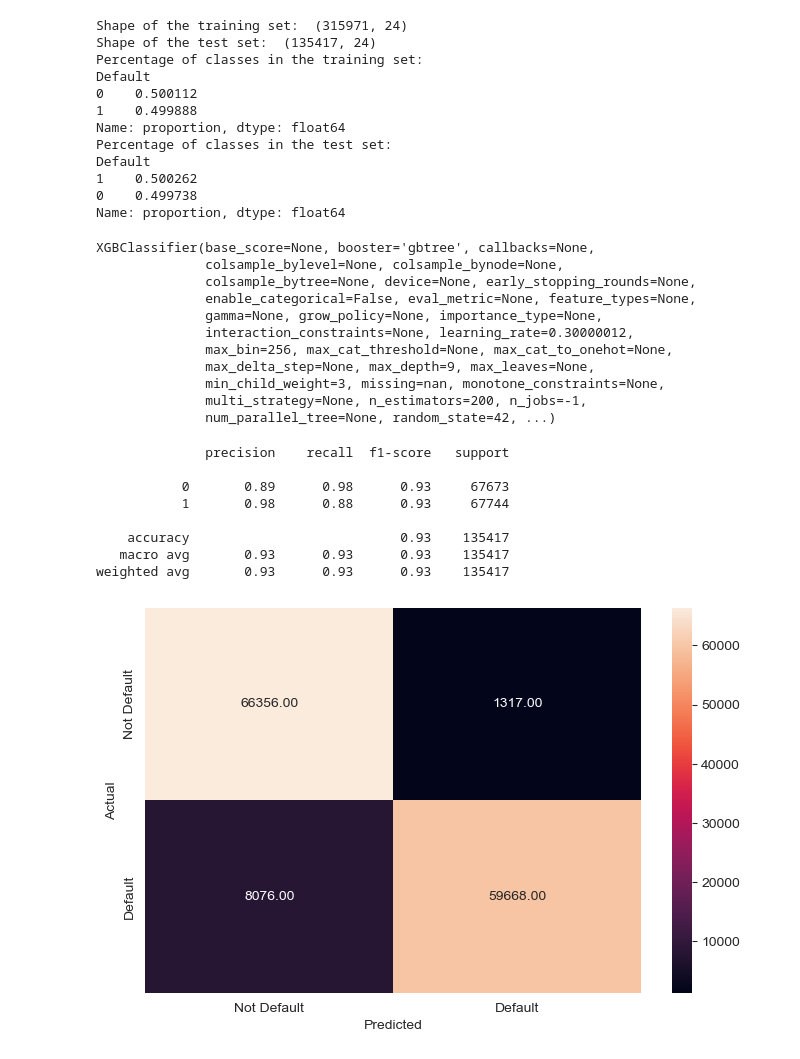
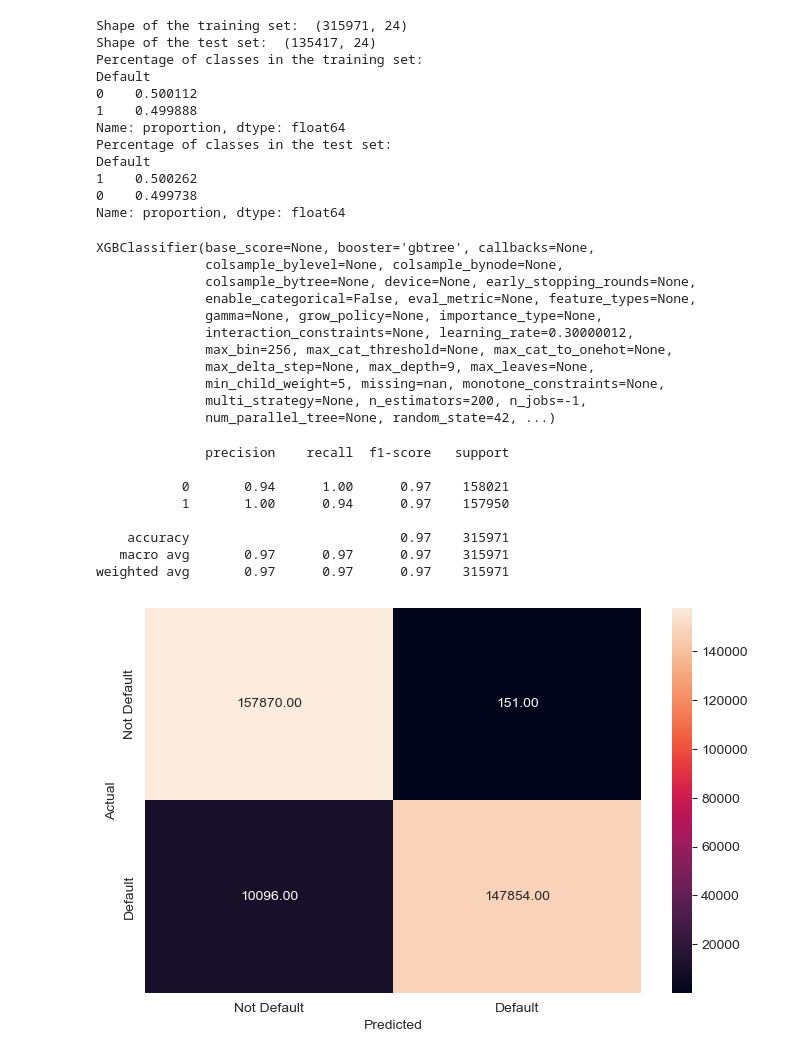
Before and after one commit to tripfernandes/Capstone-II---Loan-Default-Prediction, a Jupyter notebook: loan_prediction.ipynb, the cells around one changed output. Drawn from its saved outputs; the diff is of its cells as text; code cells hidden in the pictures.

```diff
--- a/loan_prediction.ipynb
+++ b/loan_prediction.ipynb
@@ -21,7 +21,8 @@ print(data.info())
 print(data.head())
 print(data.isnull().sum())
 
-data = pd.get_dummies(data, columns = ['HasCoSigner', 'Education', 'EmploymentType', 'MaritalStatus', 'HasMortgage', 'HasDependents', 'LoanPurpose'], drop_first=True)
+#data = pd.get_dummies(data, columns = ['HasCoSigner', 'Education', 'EmploymentType', 'MaritalStatus', 'HasMortgage', 'HasDependents', 'LoanPurpose'], drop_first=True)
+data = pd.get_dummies(data, columns=data.select_dtypes(include=['object']).columns, drop_first=True)
 print(data.columns)
 print(data.info())
 
@@ -266,0 +228,12 @@ None
+# %%
+#creating metric function
+def metrics_score(actual, predicted):
+    print(classification_report(actual, predicted))
+    cm = confusion_matrix(actual, predicted)
+    plt.figure(figsize=(8,5))
+    sns.heatmap(cm, annot=True,  fmt='.2f', xticklabels=['Not Default', 'Default'], yticklabels=['Not Default', 'Default'])
+    plt.ylabel('Actual')
+    plt.xlabel('Predicted')
+    plt.show()
+
+metrics_score(y_test, y_pred)
@@ -307,7 +290,7 @@ def metrics_score(actual, predicted):
     plt.show()
 
 
-# Training XGBoost across 10 folds with GridSearchCV
+# Type of classifier
 xgb_estimator_tuned_smote = XGBClassifier(booster = "gbtree", random_state = 42, n_jobs=-1)
 
 # Grid of parameters to choose from
@@ -320,8 +303,8 @@ parameters = {'max_depth':range(3,10,2),
 # Type of scoring used to compare parameter combinations
 scorer = metrics.make_scorer(recall_score, pos_label = 1)
 
-# Run the grid search
-grid_obj = GridSearchCV(xgb_estimator_tuned_smote, parameters, scoring = scorer, cv = 10)
+# Run the grid search with cv =5
+grid_obj = GridSearchCV(xgb_estimator_tuned_smote, parameters, scoring = scorer, cv = 5)
 
 # fit the GridSearch on train dataset
 grid_obj = grid_obj.fit(X_train_res, y_train_res)
@@ -340,20 +323,21 @@ XGBClassifier(base_score=None, booster='gbtree', callbacks=None,
               interaction_constraints=None, learning_rate=0.30000012,
               max_bin=256, max_cat_threshold=None, max_cat_to_onehot=None,
               max_delta_step=None, max_depth=9, max_leaves=None,
-              min_child_weight=3, missing=nan, monotone_constraints=None,
+              min_child_weight=5, missing=nan, monotone_constraints=None,
               multi_strategy=None, n_estimators=200, n_jobs=-1,
               num_parallel_tree=None, random_state=42, ...)
 # %%
 # evaluating the model on the testing set
-y_pred_test = xgb_estimator_tuned_smote.predict(X_test_res)
-metrics_score(y_test_res, y_pred_test)
+y_pred_train = xgb_estimator_tuned_smote.predict(X_train_res)
+
+metrics_score(y_train_res, y_pred_train)
 # %% [output]
               precision    recall  f1-score   support
 
-           0       0.89      0.98      0.93     67673
-           1       0.98      0.88      0.93     67744
+           0       0.94      1.00      0.97    158021
+           1       1.00      0.94      0.97    157950
 
-    accuracy                           0.93    135417
-   macro avg       0.93      0.93      0.93    135417
-weighted avg       0.93      0.93      0.93    135417
+    accuracy                           0.97    315971
+   macro avg       0.97      0.97      0.97    315971
+weighted avg       0.97      0.97      0.97    315971
-[figure, old version]
+[figure, new version]
```
Also changed, not shown: parts of 6 cells of this notebook.
